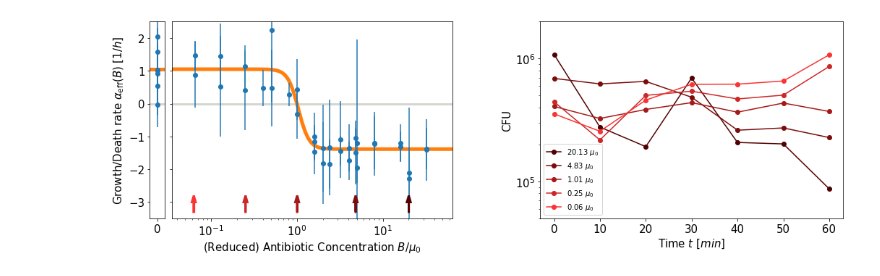
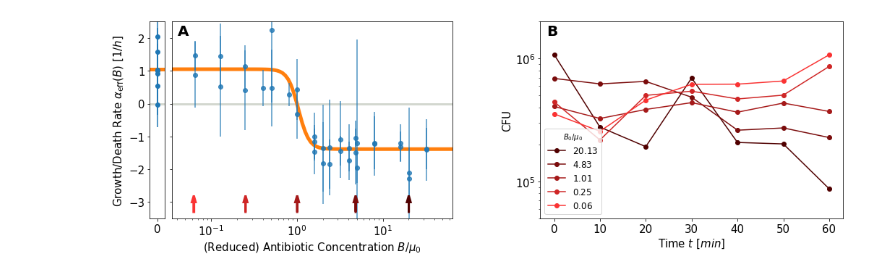
Before and after one commit to Michael000777/antibiotics, a Jupyter notebook: plots/plots for manuscript.ipynb, the cells around one changed output. Saved outputs shown, nothing was run; the diff lists cells and outputs as text; code cells hidden in the pictures.

```diff
--- a/plots/plots for manuscript.ipynb
+++ b/plots/plots for manuscript.ipynb
@@ -543,9 +560,7 @@ fig      = plt.figure(figsize = (plot_xfigsize,5))
 subfigs  = fig.subfigures(1,2)
 ax0      = subfigs[0].subplots(1,2, gridspec_kw = {'width_ratios': [1,19], 'wspace':.05})
 ax1      = subfigs[1].subplots(1,1)
-#fig,ax = plt.subplots(1,2, figsize = (plot_xfigsize,5))
 
-#fig0,ax0 = ax[0].subplots(1,2, gridspec_kw = {'width_ratios':[1,9]}, share_y = True)
 
 growthrate_data = None
 for fn in glob.glob(datadir + '/*.growthrates'):
@@ -567,38 +582,43 @@ ax0[1].tick_params(labelsize = axes_fontsize)
 
 abconc_red = np.exp(np.linspace(np.log(ax0[1].get_xlim()[0]), np.log(ax0[1].get_xlim()[1]), 100))
 
-ax0[1].errorbar(growthrate_data['abconc']/growth_scmic, growthrate_data['growthrate'], growthrate_data['growthrate_stddev'], marker = 'o',ls = '')
+ax0[1].errorbar(growthrate_data['abconc']/growth_scmic, growthrate_data['growthrate'], growthrate_data['growthrate_stddev'], marker = 'o',ls = '', alpha = .8)
 ax0[1].plot(abconc_red, aeff(abconc_red * growth_scmic, growth_alpha, growth_scmic, growth_kappa, growth_gamma), lw = 5, zorder = 1)
 
 ax0[0].hlines(0, ax0[0].get_xlim()[0], ax0[0].get_xlim()[1], color = '#d3d7cf', lw = 3, zorder = -1)
 ax0[1].hlines(0, ax0[1].get_xlim()[0], ax0[1].get_xlim()[1], color = '#d3d7cf', lw = 3, zorder = -1)
 
-#ax0[0].get_shared_x_axes().join(ax[0], ax[1])
 
 ax0[1].set_yticklabels([])
 ax0[1].set_xlabel(r'(Reduced) Antibiotic Concentration $B/\mu_0$', fontsize = label_fontsize)
-ax0[0].set_ylabel(r'Growth/Death rate $\alpha_\mathrm{eff}(B)$ $[1/h]$', fontsize = label_fontsize)
+ax0[0].set_ylabel(r'Growth/Death Rate $\alpha_\mathrm{eff}(B)$ $[1/h]$', fontsize = label_fontsize)
 
 
 avg_traj = {}
 traj_pairs = [(6,15),(20,28),(35,43),(37,45),(39,47)]
 for i,(idx1,idx2) in enumerate(traj_pairs):
     label = trajectory_data.columns[idx1]
     avg_traj[trajectory_data.columns[idx1]] = np.sqrt(trajectory_data[trajectory_data.columns[idx1]].values * trajectory_data[trajectory_data.columns[idx2]].values)
     col = patch_color(value = i/(len(traj_pairs)-1.), color1=[250,51,51], color2 = [80,0,0])
     b0_red = float(label)/growth_scmic
-    ax1.plot(trajectory_data['#'], avg_traj[label], label = r'${:.2f}~\mu_0$'.format(float(label)/growth_scmic),marker = 'o', c = col)
+    ax1.plot(trajectory_data['#'], avg_traj[label], label = r'${:.2f}$'.format(float(label)/growth_scmic),marker = 'o', c = col)
     ax0[1].arrow(x=b0_red, y = -3.3, dx=0, dy = .3, color = col, lw = 3, zorder = 1000, head_width = b0_red*.1, head_length = .2)
 ax1.set_yscale('log')
 ax1.set_ylim([5e4,2e6])
 ax1.set_xlim([-3,63])
 ax1.tick_params(labelsize = axes_fontsize)
 
-ax1.legend()
+ax1.legend(fontsize = legend_fontsize, title = r'$B_0/\mu_0$', loc = 'lower left')
 
 ax1.set_xlabel(r'Time $t$ $[min]$', fontsize = label_fontsize)
 ax1.set_ylabel(r'CFU', fontsize = label_fontsize)
+#fig.tight_layout()
+
+
+ax0[1].annotate('A',[.02,.93], weight = 'bold', fontsize = panelID_fontsize, xycoords = 'axes fraction')
+ax1.   annotate('B',[.02,.93], weight = 'bold', fontsize = panelID_fontsize, xycoords = 'axes fraction')
+
 
 fig.savefig('fig1_growthrates.pdf')
 # %% [output]
-[figure, old version]
+[figure, new version]
```
Also changed, not shown: parts of 3 cells of this notebook.
